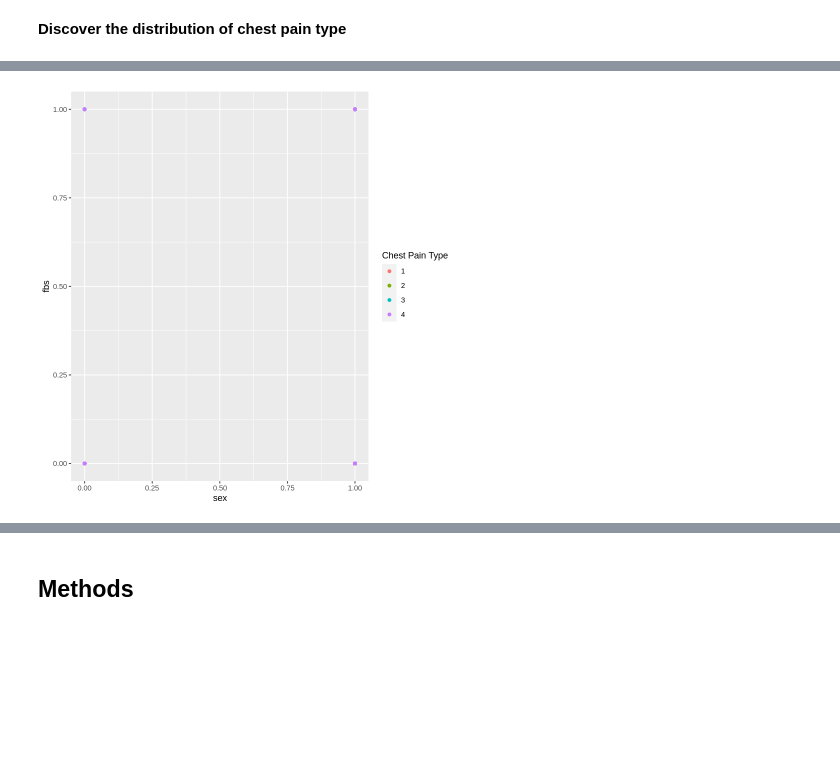
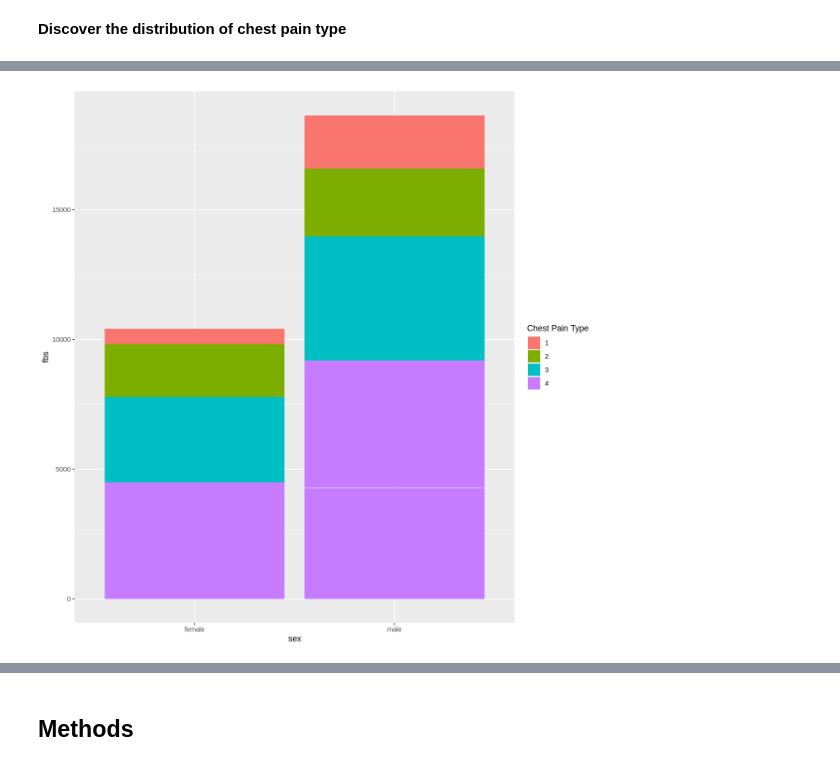
Before and after one commit to Yuvitee/DSCI-100-project, a Jupyter notebook: Heart Disease Proposal.ipynb, the cells around one changed output, grey strips where cells are left out. Saved outputs shown, nothing was run; the diff lists cells and outputs as text; code cells hidden in the pictures; blank space fills up the shorter version.

Commit message:
More graphs, figured out the overlay distribution graph

```diff
--- a/Heart Disease Proposal.ipynb
+++ b/Heart Disease Proposal.ipynb
@@ -187,11 +184,13 @@ trestbps_vs_age
 # %%
-age_vs_fbs <- type_train_data |>
-ggplot(aes(x = sex , y = fbs, color = cp))+
-geom_point()+
-labs(x = "sex", y = "fbs", color = "Chest Pain Type")
+sex_vs_fbs  <- type_train_data |>
+mutate(sex = ifelse(sex == 1, "male", "female")) |>
+mutate(sex = as_factor(sex)) |>
+ggplot(aes(x = sex , y = trestbps, fill = cp))+
+geom_bar(stat = "identity")+
+labs(x = "sex", y = "fbs", fill = "Chest Pain Type")
 age_vs_fbs
 # %% [output]
-[figure, old version]
+[figure, new version]
 # %%
 age_vs_thalach <- type_train_data |>
 ggplot(aes(x = age , y = thalach, color = cp))+
```
Also changed, not shown: parts of 16 cells of this notebook.
